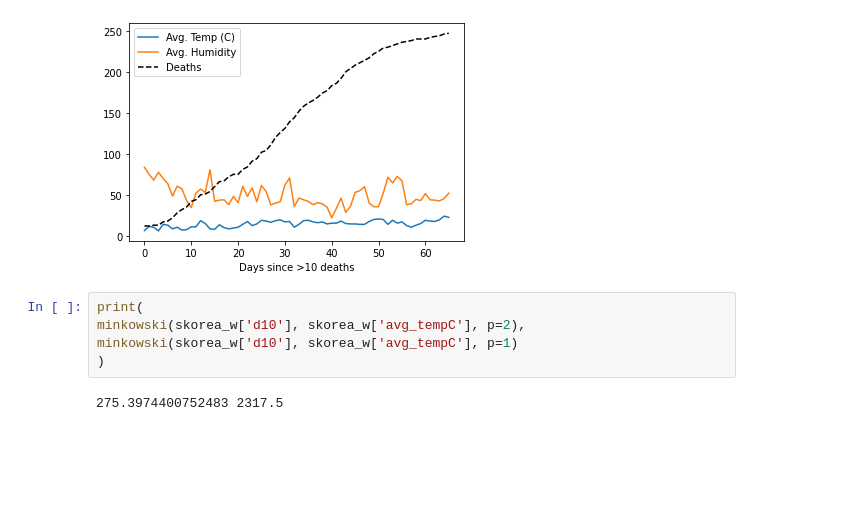
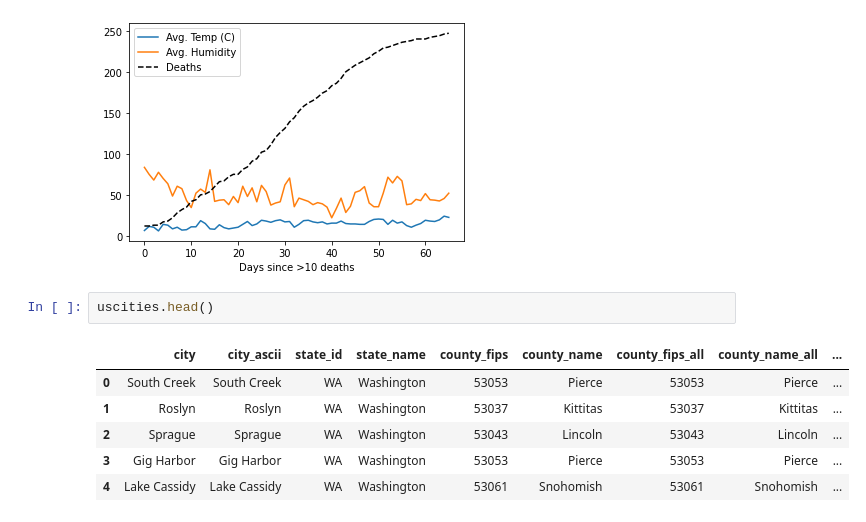
Before and after one commit to RileyWClarke/MLTSA_COVID19, a Jupyter notebook: covid19_dist.ipynb, the cells around one changed output. Cells and saved outputs as stored; diff of their text form; blank space fills up the shorter version.

```diff
--- a/covid19_dist.ipynb
+++ b/covid19_dist.ipynb
@@ -298,10 +304,12 @@ plt.xlabel('Days since >10 deaths')
 plt.legend();
 # %% [output]
 [figure]
-# %%
-print(
-minkowski(skorea_w['d10'], skorea_w['avg_tempC'], p=2),
-minkowski(skorea_w['d10'], skorea_w['avg_tempC'], p=1)
-)
-# %% [output]
-275.3974400752483 2317.5
+# %%
+uscities.head()
+# %% [output]
+|  | city | city_ascii | state_id | state_name | county_fips | county_name | county_fips_all | county_name_all | ... |
+| 0 | South Creek | South Creek | WA | Washington | 53053 | Pierce | 53053 | Pierce | ... |
+| 1 | Roslyn | Roslyn | WA | Washington | 53037 | Kittitas | 53037 | Kittitas | ... |
+| 2 | Sprague | Sprague | WA | Washington | 53043 | Lincoln | 53043 | Lincoln | ... |
+| 3 | Gig Harbor | Gig Harbor | WA | Washington | 53053 | Pierce | 53053 | Pierce | ... |
+| 4 | Lake Cassidy | Lake Cassidy | WA | Washington | 53061 | Snohomish | 53061 | Snohomish | ... |
```
Also changed, not shown: parts of 6 cells of this notebook.
